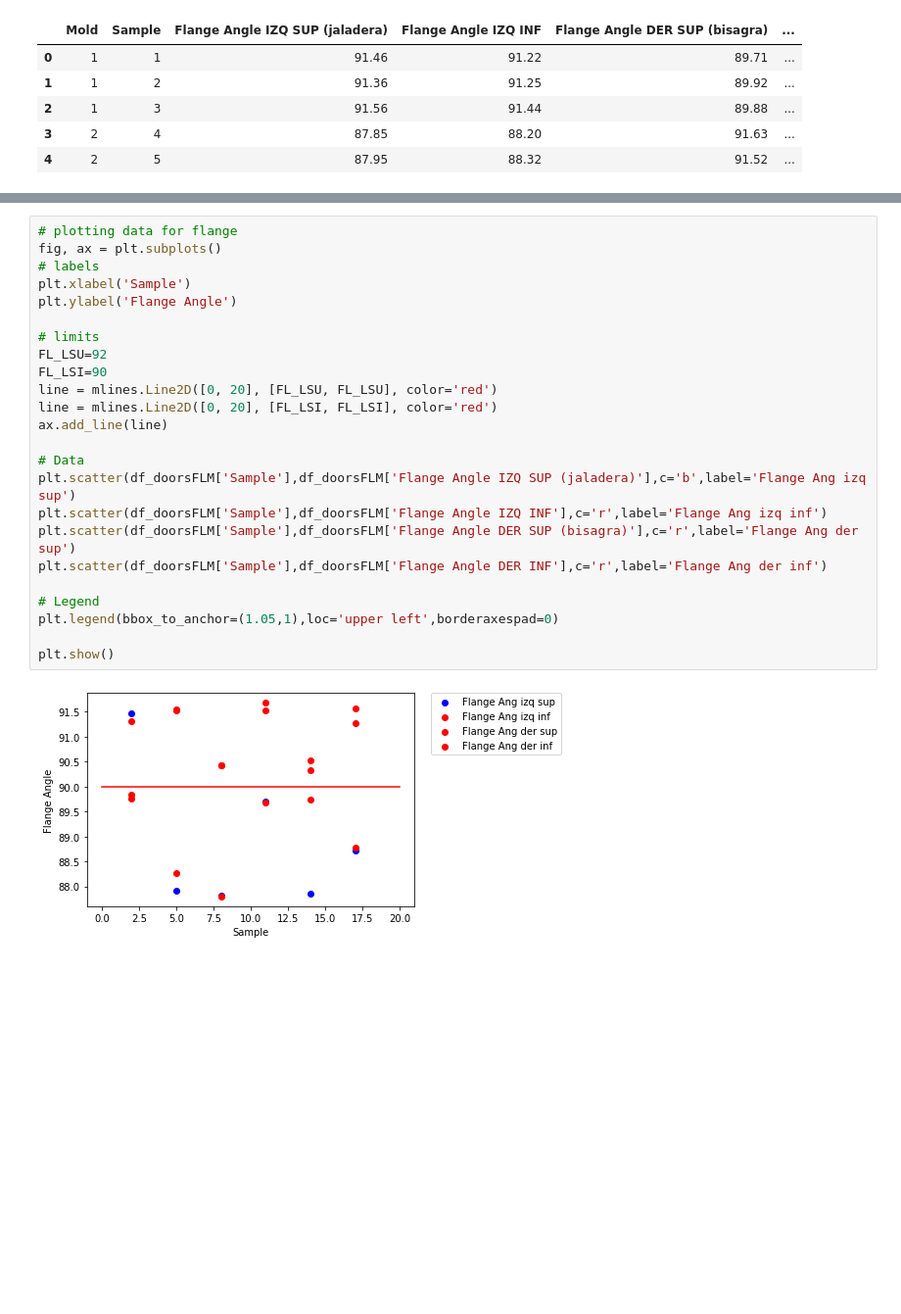
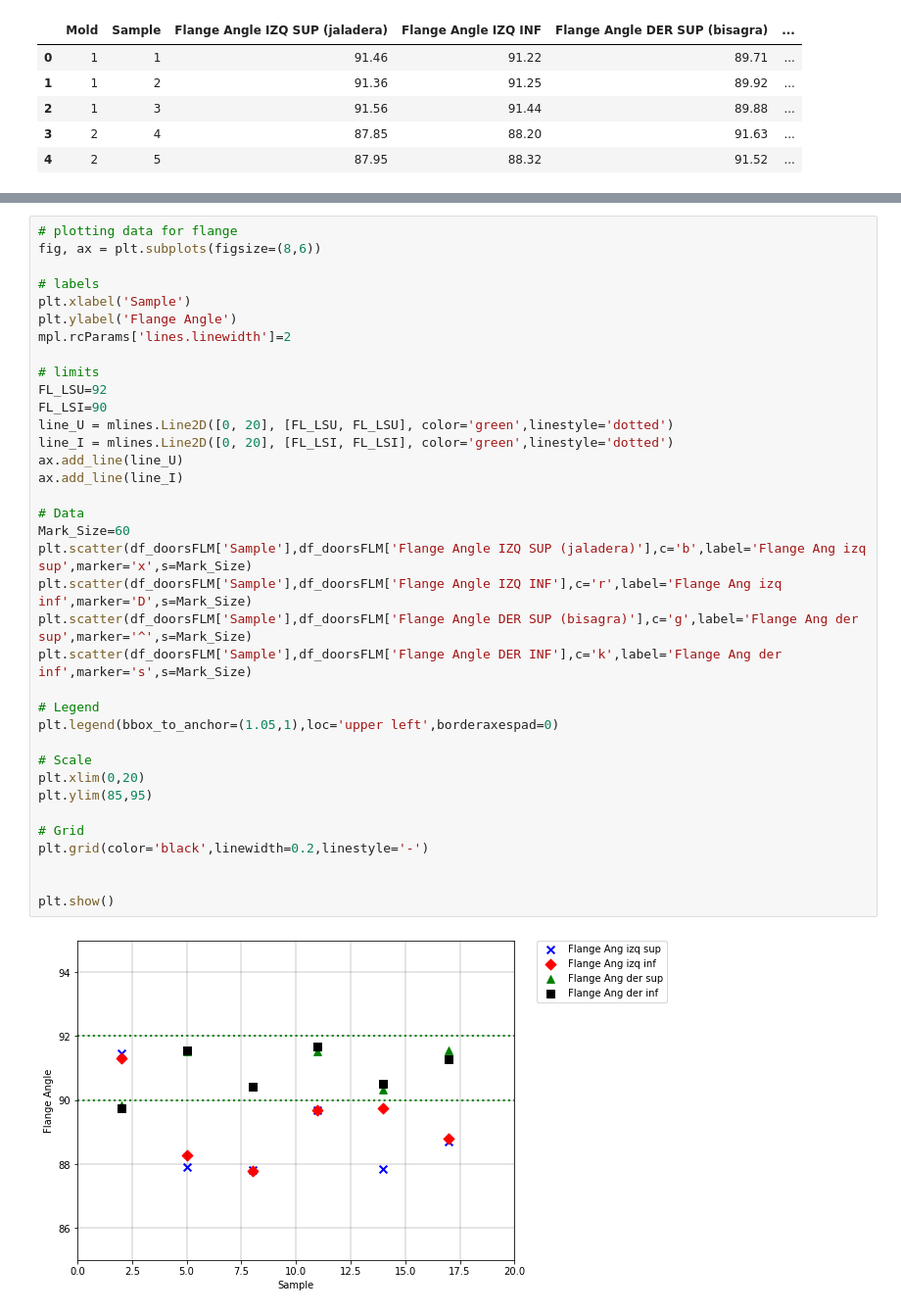
Before and after one commit to RSalgadoAyala/IBM-Training, a Jupyter notebook: TestGit_V01.ipynb, the cells around one changed output, grey strips where cells are left out. Shown at 98% size. Drawn from its saved outputs; the diff is of its cells as text; blank space fills up the shorter version.

```diff
--- a/TestGit_V01.ipynb
+++ b/TestGit_V01.ipynb
@@ -99,26 +81,38 @@ NameError: ignored
 # %%
 # plotting data for flange
-fig, ax = plt.subplots()
+fig, ax = plt.subplots(figsize=(8,6))
+
 # labels
 plt.xlabel('Sample')
 plt.ylabel('Flange Angle')
+mpl.rcParams['lines.linewidth']=2
 
 # limits
 FL_LSU=92
 FL_LSI=90
-line = mlines.Line2D([0, 20], [FL_LSU, FL_LSU], color='red')
-line = mlines.Line2D([0, 20], [FL_LSI, FL_LSI], color='red')
-ax.add_line(line)
+line_U = mlines.Line2D([0, 20], [FL_LSU, FL_LSU], color='green',linestyle='dotted')
+line_I = mlines.Line2D([0, 20], [FL_LSI, FL_LSI], color='green',linestyle='dotted')
+ax.add_line(line_U)
+ax.add_line(line_I)
 
 # Data
-plt.scatter(df_doorsFLM['Sample'],df_doorsFLM['Flange Angle IZQ SUP (jaladera)'],c='b',label='Flange Ang izq sup')
-plt.scatter(df_doorsFLM['Sample'],df_doorsFLM['Flange Angle IZQ INF'],c='r',label='Flange Ang izq inf')
-plt.scatter(df_doorsFLM['Sample'],df_doorsFLM['Flange Angle DER SUP (bisagra)'],c='r',label='Flange Ang der sup')
-plt.scatter(df_doorsFLM['Sample'],df_doorsFLM['Flange Angle DER INF'],c='r',label='Flange Ang der inf')
+Mark_Size=60
+plt.scatter(df_doorsFLM['Sample'],df_doorsFLM['Flange Angle IZQ SUP (jaladera)'],c='b',label='Flange Ang izq sup',marker='x',s=Mark_Size)
+plt.scatter(df_doorsFLM['Sample'],df_doorsFLM['Flange Angle IZQ INF'],c='r',label='Flange Ang izq inf',marker='D',s=Mark_Size)
+plt.scatter(df_doorsFLM['Sample'],df_doorsFLM['Flange Angle DER SUP (bisagra)'],c='g',label='Flange Ang der sup',marker='^',s=Mark_Size)
+plt.scatter(df_doorsFLM['Sample'],df_doorsFLM['Flange Angle DER INF'],c='k',label='Flange Ang der inf',marker='s',s=Mark_Size)
 
 # Legend
 plt.legend(bbox_to_anchor=(1.05,1),loc='upper left',borderaxespad=0)
 
+# Scale
+plt.xlim(0,20)
+plt.ylim(85,95)
+
+# Grid
+plt.grid(color='black',linewidth=0.2,linestyle='-')
+
+
 plt.show()
 # %% [output]
-[figure, old version]
+[figure, new version]
```
Also changed, not shown: parts of 2 cells of this notebook.
